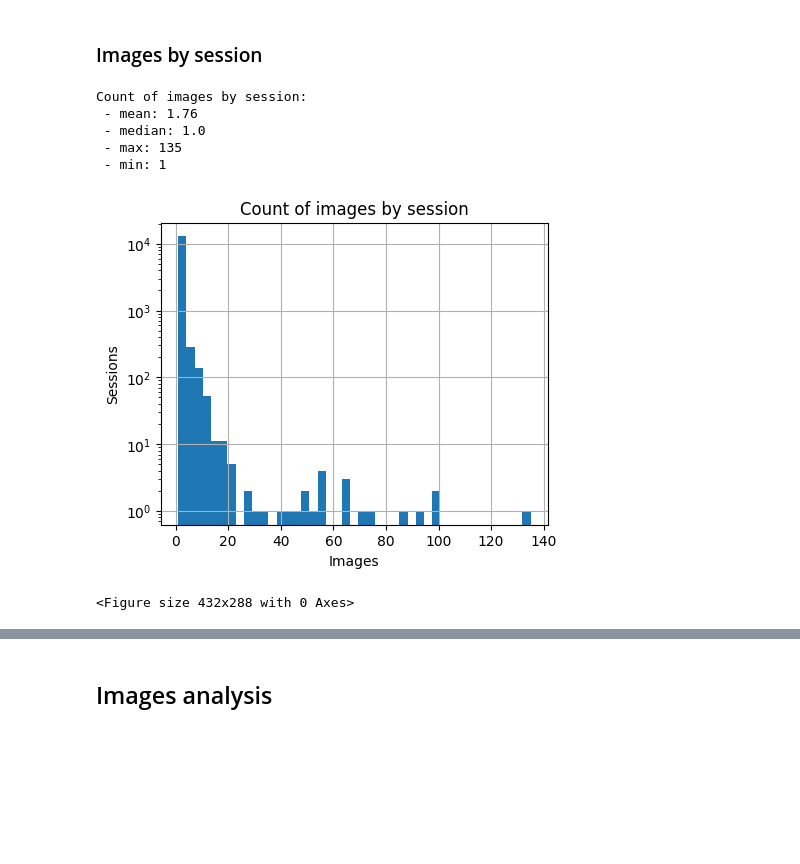
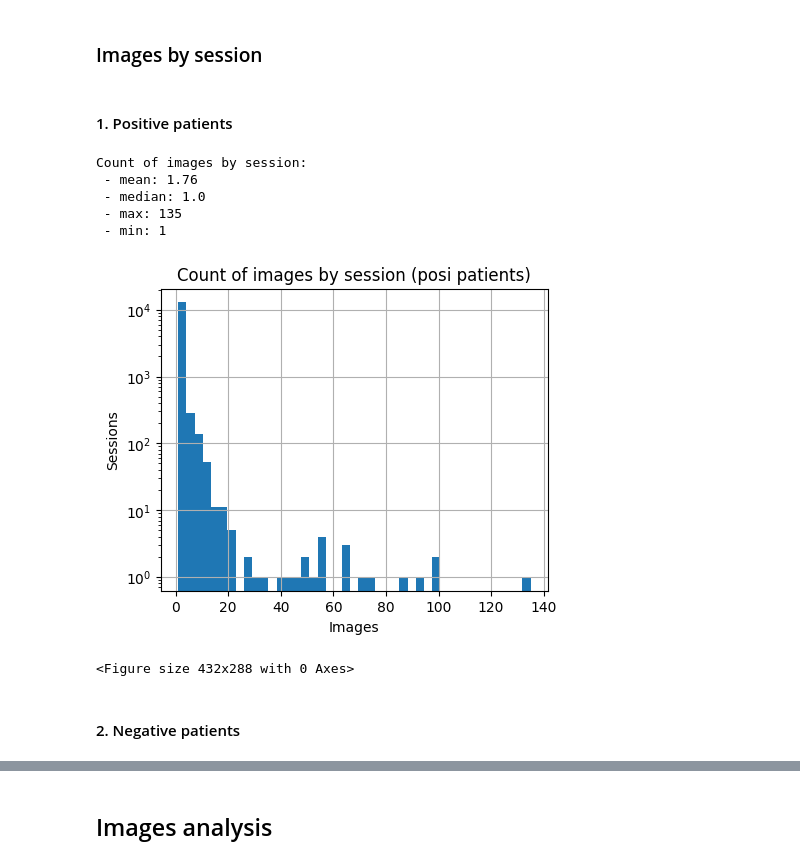
Before and after one commit to deephealthproject/UC15_pipeline, a Jupyter notebook: pyeddl_pipeline/data_exploration.ipynb, the cells around one changed output, grey strips where cells are left out. Cells and saved outputs as stored; diff of their text form; code cells hidden in the pictures; blank space fills up the shorter version.

```diff
--- a/pyeddl_pipeline/data_exploration.ipynb
+++ b/pyeddl_pipeline/data_exploration.ipynb
@@ -42,8 +51,8 @@ This TSV contains for each unique pair of subject ID and session ID the correspo
 # %%
-# Load dataframe with all the images by session and subject
+# Load dataframe with all the images of positive patients by session and subject
 cols = ["subject", "session", "filepath"]  # The original columns must be fixed
-part_df = pd.read_csv(partitions_tsv_path, sep="\t", header=0, names=cols)
-part_df.head()
+posi_df = pd.read_csv(posi_partitions_path, sep="\t", header=0, names=cols)
+posi_df.head()
 # %% [output]
 |  | subject | session | filepath |
 | 0 | sub-S03044 | ses-E06138 | ./sub-S03044/ses-E06138/mod-rx/su... |
@@ -53,5 +62,5 @@ part_df.head()
 | 4 | sub-S03045 | ses-E06910 | ./sub-S03045/ses-E06910/mod-rx/su... |
 # %%
 # Create auxiliary groupby views of the dataframe
-part_groupby_sub = part_df.groupby(["subject"])
-part_groupby_sess = part_df.groupby(["session"])
+posi_groupby_sub = posi_df.groupby(["subject"])
+posi_groupby_sess = posi_df.groupby(["session"])
@@ -126,22 +306,26 @@ Count of images by subject:
 # %% [markdown]
 ### Images by session
+# %% [markdown]
+#### 1. Positive patients
 # %%
 # Get counts of images by session
-images_count_by_sess = part_groupby_sess["filepath"].agg("count").values
+posi_imgs_count_by_sess = posi_groupby_sess["filepath"].agg("count").values
 print("Count of images by session:")
-print(f" - mean: {images_count_by_sess.mean():.2f}")
-print(f" - median: {np.median(images_count_by_sess)}")
-print(f" - max: {images_count_by_sess.max()}")
-print(f" - min: {images_count_by_sess.min()}")
-create_histogram(data=images_count_by_sess,
-                 title="Count of images by session",
+print(f" - mean: {posi_imgs_count_by_sess.mean():.2f}")
+print(f" - median: {np.median(posi_imgs_count_by_sess)}")
+print(f" - max: {posi_imgs_count_by_sess.max()}")
+print(f" - min: {posi_imgs_count_by_sess.min()}")
+create_histogram(data=posi_imgs_count_by_sess,
+                 title="Count of images by session (posi patients)",
                  ylabel="Sessions",
                  xlabel="Images")
 # %% [output]
 Count of images by session:
  - mean: 1.76
  - median: 1.0
  - max: 135
  - min: 1
-[figure, old version]
+[figure, new version]
 <Figure size 432x288 with 0 Axes>
+# %% [markdown]
+#### 2. Negative patients
```
Also changed, not shown: parts of 81 cells of this notebook, 1 other file.
